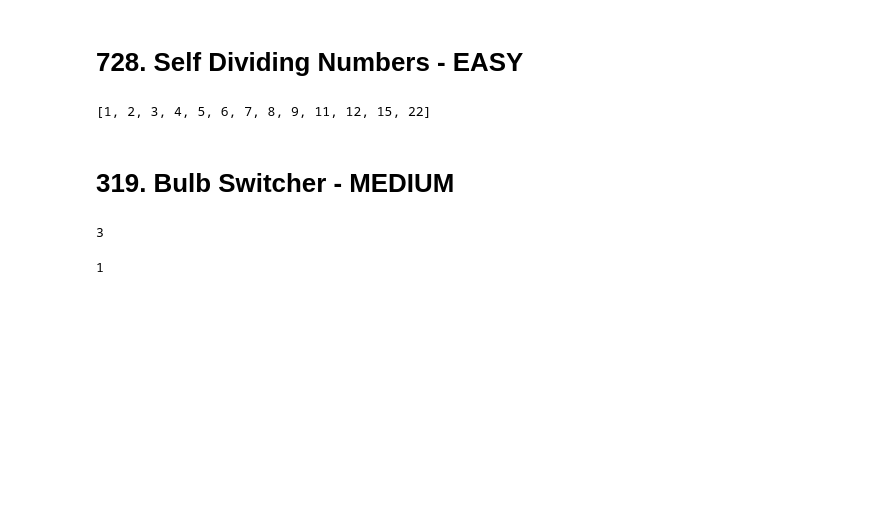
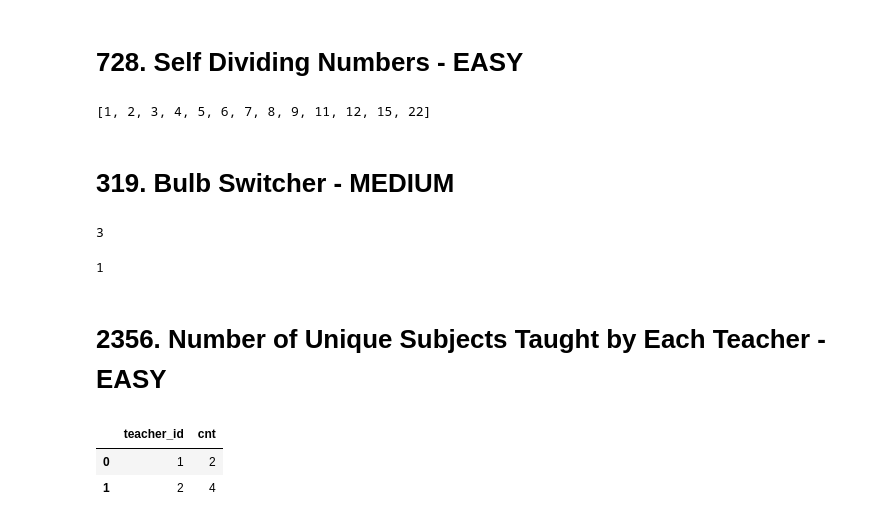
Before and after one commit to d3nnis2001/LeetCode, a Jupyter notebook: august2023.ipynb, the cells around one changed output. Cells and saved outputs as stored; diff of their text form; code cells hidden in the pictures; blank space fills up the shorter version.

```diff
--- a/august2023.ipynb
+++ b/august2023.ipynb
@@ -1263,3 +1263,25 @@ def bulbSwitch2(n):
 bulbSwitch2(1)
 # %% [output]
 1
+# %% [markdown]
+# 2356. Number of Unique Subjects Taught by Each Teacher - EASY
+# %%
+import pandas as pd
+
+data = [[1, 2, 3], [1, 2, 4], [1, 3, 3], [2, 1, 1], [2, 2, 1], [2, 3, 1], [2, 4, 1]]
+Teacher = pd.DataFrame(data, columns=['teacher_id', 'subject_id', 'dept_id']).astype({'teacher_id':'Int64', 'subject_id':'Int64', 'dept_id':'Int64'})
+
+def count_unique_subjects(teacher: pd.DataFrame) -> pd.DataFrame:
+    teacher = teacher.reset_index()
+    teacher = teacher.drop_duplicates(subset=["teacher_id", "subject_id"])
+    teacher = teacher.groupby("teacher_id").count()
+    teacher.rename(columns={"subject_id":"cnt"}, inplace=True)
+    teacher.drop(columns=["dept_id", "index"], inplace=True)
+    teacher.reset_index(inplace=True)
+    return teacher
+
+count_unique_subjects(Teacher)
+# %% [output]
+|  | teacher_id | cnt |
+| 0 | 1 | 2 |
+| 1 | 2 | 4 |
```
Also changed, not shown: parts of 2 cells of this notebook.
